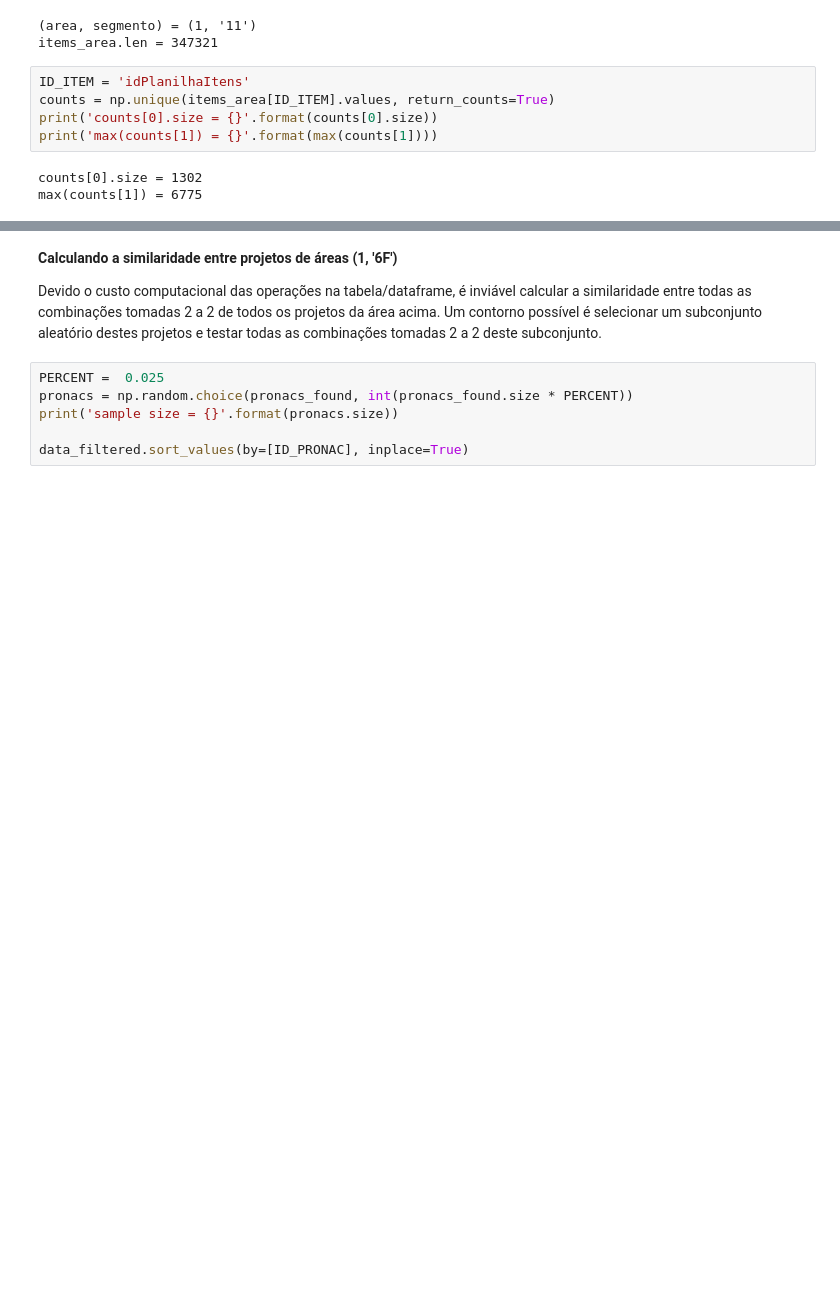
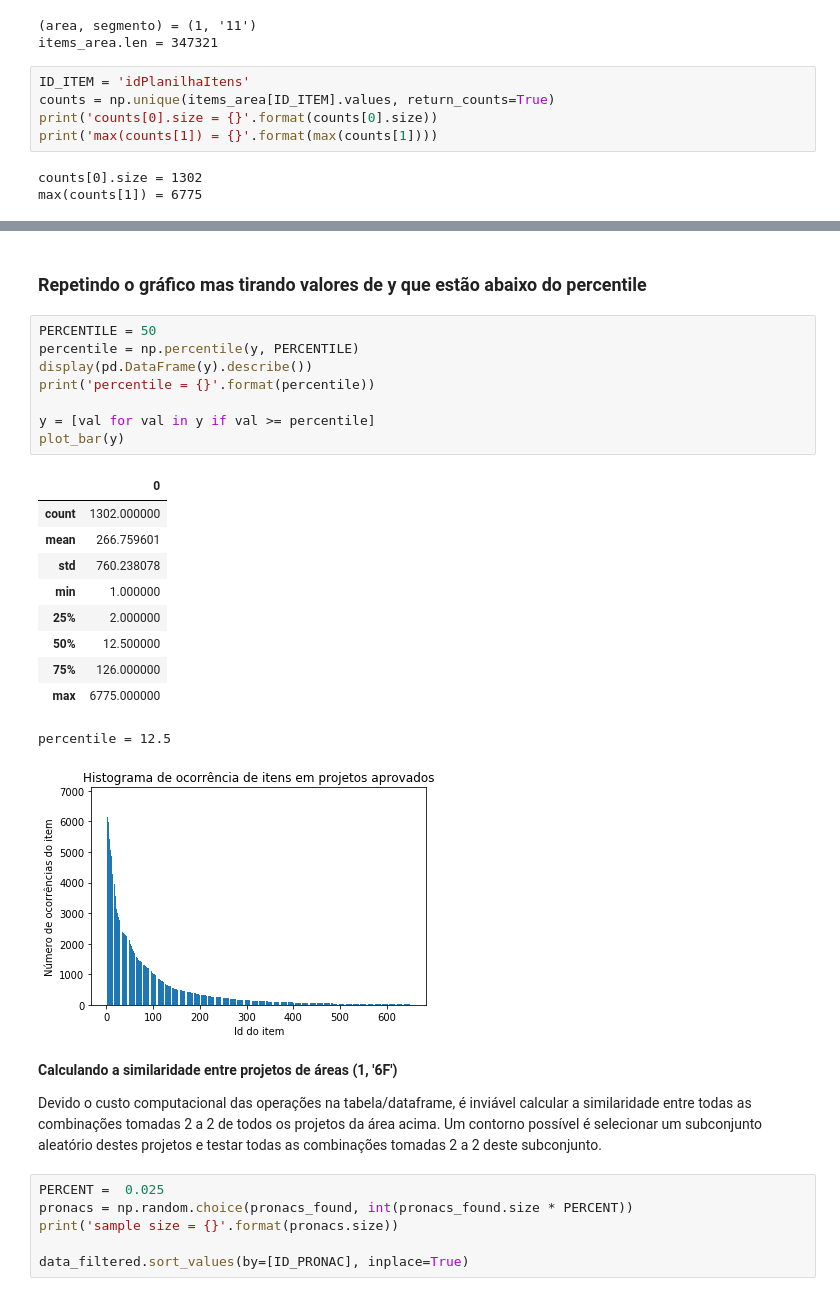
Before and after one commit to lappis-unb/salic-ml, a Jupyter notebook: notebooks/doing/projects-with-equal-segments-have-similar-items-hypothesis-v0.2.ipynb, the cells around one changed output, grey strips where cells are left out. Cells and saved outputs as stored; diff of their text form; blank space fills up the shorter version.

```diff
--- a/notebooks/doing/projects-with-equal-segments-have-similar-items-hypothesis-v0.2.ipynb
+++ b/notebooks/doing/projects-with-equal-segments-have-similar-items-hypothesis-v0.2.ipynb
@@ -171,3 +211,25 @@ max(counts[1]) = 6775
+# %% [markdown]
+### Repetindo o gráfico mas tirando valores de y que estão abaixo do percentile
+# %%
+PERCENTILE = 50
+percentile = np.percentile(y, PERCENTILE)
+display(pd.DataFrame(y).describe())
+print('percentile = {}'.format(percentile))
+
+y = [val for val in y if val >= percentile]
+plot_bar(y)
+# %% [output]
+|  | 0 |
+| count | 1302.000000 |
+| mean | 266.759601 |
+| std | 760.238078 |
+| min | 1.000000 |
+| 25% | 2.000000 |
+| 50% | 12.500000 |
+| 75% | 126.000000 |
+| max | 6775.000000 |
+percentile = 12.5
+[figure, added]
 # %% [markdown]
 **Calculando a similaridade entre projetos de áreas (1, '6F')**
 
```
Also changed, not shown: parts of 9 cells of this notebook.
